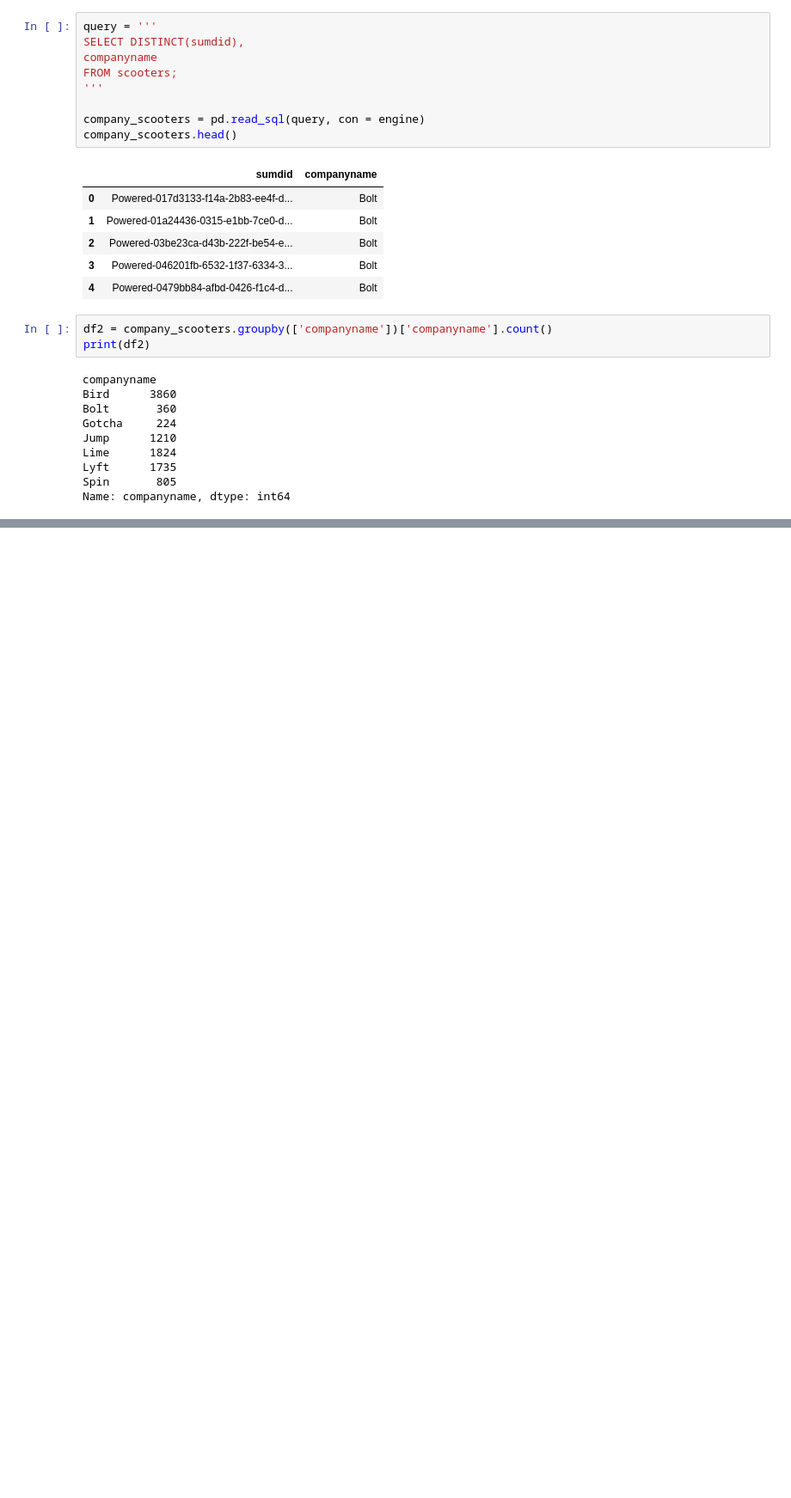
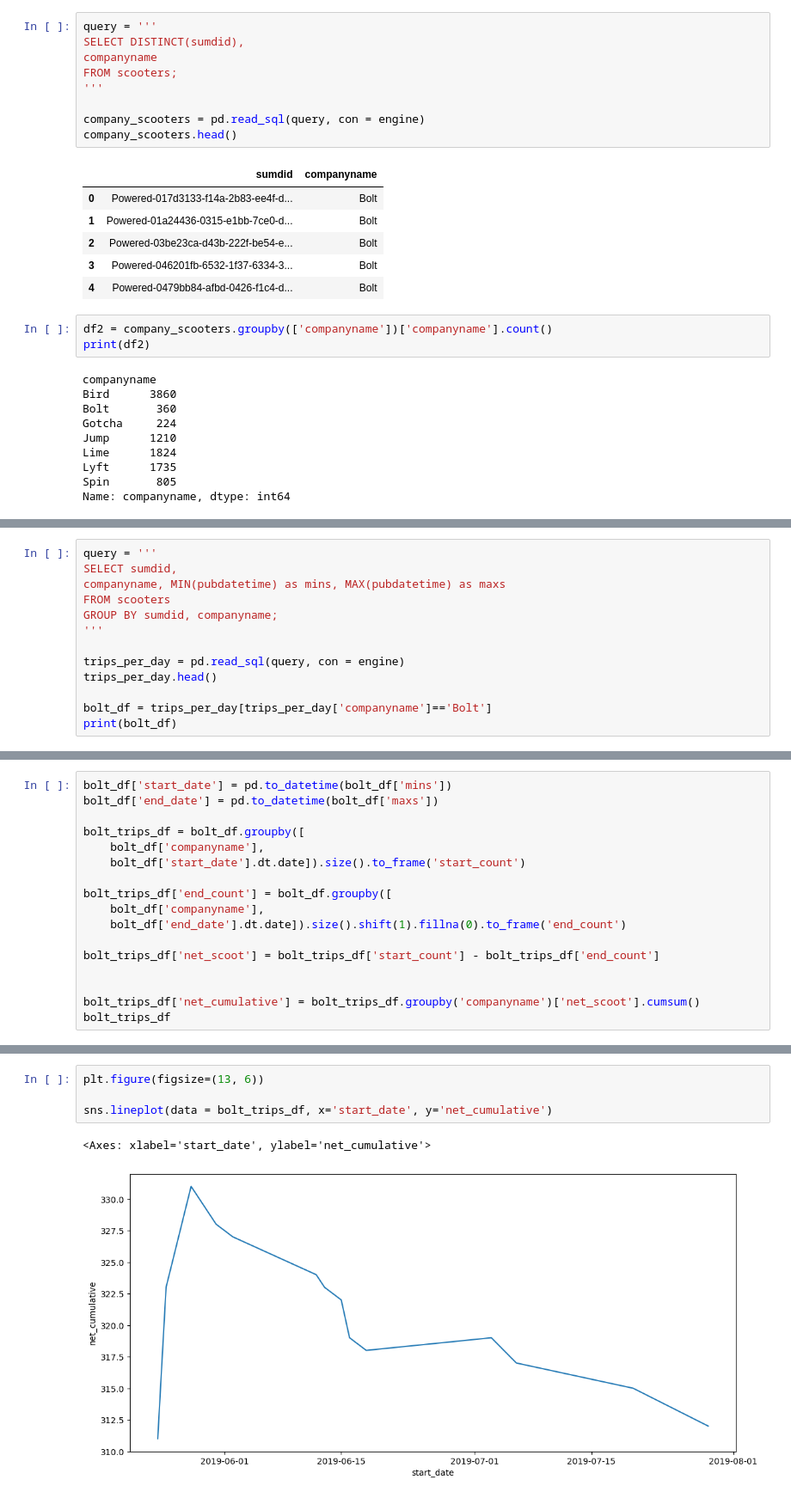
Before and after one commit to NSS-Data-Analytics-Cohort-8/scooter-partner1-yo_dawg_i_heard_you_liked_queries, a Jupyter notebook: notebooks/scooters.ipynb, the cells around one changed output, grey strips where cells are left out. Shown at 86% size. Saved outputs shown, nothing was run; the diff lists cells and outputs as text; blank space fills up the shorter version.

```diff
--- a/notebooks/scooters.ipynb
+++ b/notebooks/scooters.ipynb
@@ -258,0 +358,13 @@ company_scooters_time.head()
+# %%
+query = '''
+SELECT sumdid,
+companyname, MIN(pubdatetime) as mins, MAX(pubdatetime) as maxs
+FROM scooters
+GROUP BY sumdid, companyname;
+'''
+
+trips_per_day = pd.read_sql(query, con = engine)
+trips_per_day.head()
+
+bolt_df = trips_per_day[trips_per_day['companyname']=='Bolt']
+print(bolt_df)
@@ -258,0 +389,17 @@ company_scooters_time.head()
+# %%
+bolt_df['start_date'] = pd.to_datetime(bolt_df['mins'])
+bolt_df['end_date'] = pd.to_datetime(bolt_df['maxs'])
+
+bolt_trips_df = bolt_df.groupby([
+    bolt_df['companyname'],
+    bolt_df['start_date'].dt.date]).size().to_frame('start_count')
+
+bolt_trips_df['end_count'] = bolt_df.groupby([
+    bolt_df['companyname'],
+    bolt_df['end_date'].dt.date]).size().shift(1).fillna(0).to_frame('end_count')
+
+bolt_trips_df['net_scoot'] = bolt_trips_df['start_count'] - bolt_trips_df['end_count']
+
+
+bolt_trips_df['net_cumulative'] = bolt_trips_df.groupby('companyname')['net_scoot'].cumsum()
+bolt_trips_df
@@ -258,0 +435,7 @@ company_scooters_time.head()
+# %%
+plt.figure(figsize=(13, 6))
+
+sns.lineplot(data = bolt_trips_df, x='start_date', y='net_cumulative')
+# %% [output]
+<Axes: xlabel='start_date', ylabel='net_cumulative'>
+[figure, added]
```
Also changed, not shown: parts of 47 cells of this notebook.
